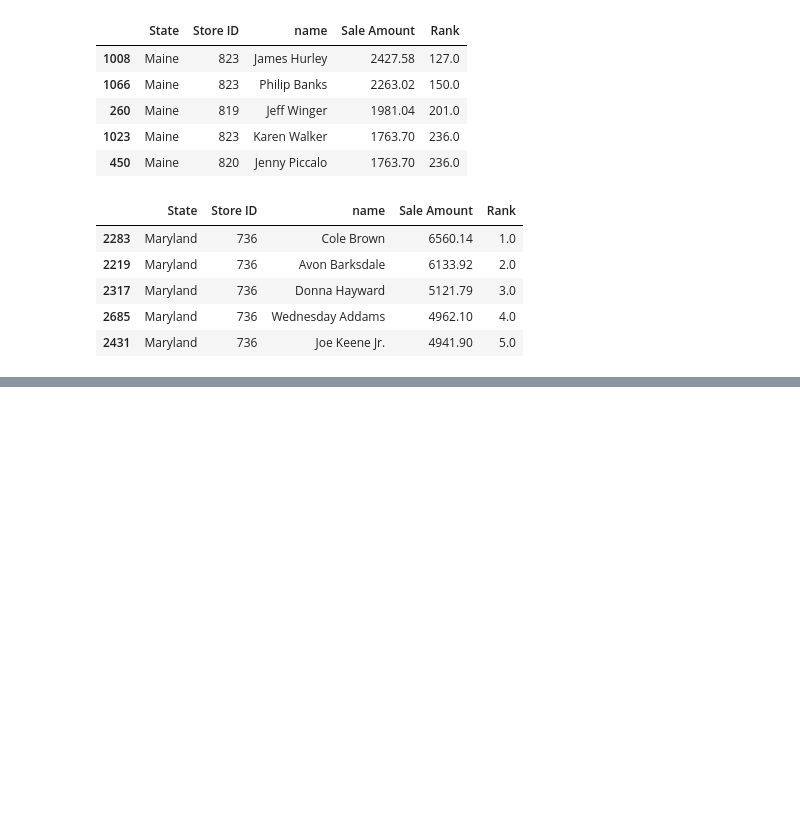
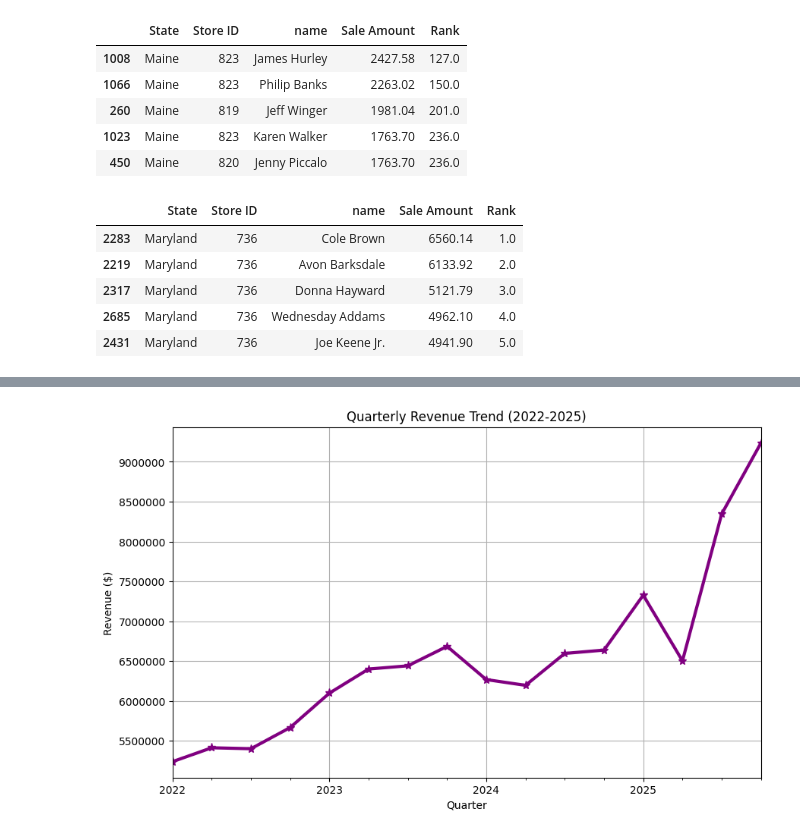
Before and after one commit to Tita9630/Capstone_2, a Jupyter notebook: Zergaw_sales_analysis.ipynb, the cells around one changed output, grey strips where cells are left out. Saved outputs shown, nothing was run; the diff lists cells and outputs as text; code cells hidden in the pictures; blank space fills up the shorter version.

```diff
--- a/Zergaw_sales_analysis.ipynb
+++ b/Zergaw_sales_analysis.ipynb
@@ -230,0 +311,24 @@ top_customers[top_customers['State'] == 'Maryland'].head() # Top 5 spending cust
+# %%
+territories['Quarter'] = territories['Transaction Date'].dt.to_period('Q')
+# %%
+quarterly_revenue = territories.groupby('Quarter', as_index=False)['Sale Amount'].sum()
+# %%
+quarterly_revenue.plot(kind='line',
+                 x='Quarter',
+                 y='Sale Amount',
+                 figsize=(10,6),
+                 title='Quarterly Revenue Trend (2022-2025)',
+                 marker='*',
+                 markersize=8,
+                 linewidth=3,
+                 color='purple',
+                 grid=True,
+                 legend=False
+
+
+)
+plt.xlabel('Quarter')
+plt.ylabel('Revenue ($)')
+plt.ticklabel_format(style='plain', axis='y')
+# %% [output]
+[figure, added]
```
Also changed, not shown: parts of 16 cells of this notebook.
